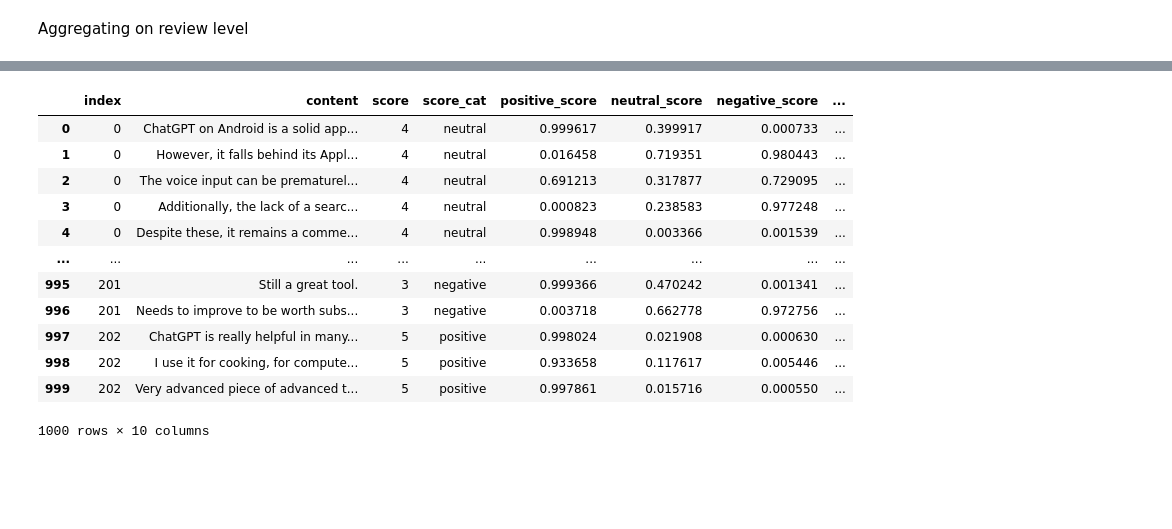
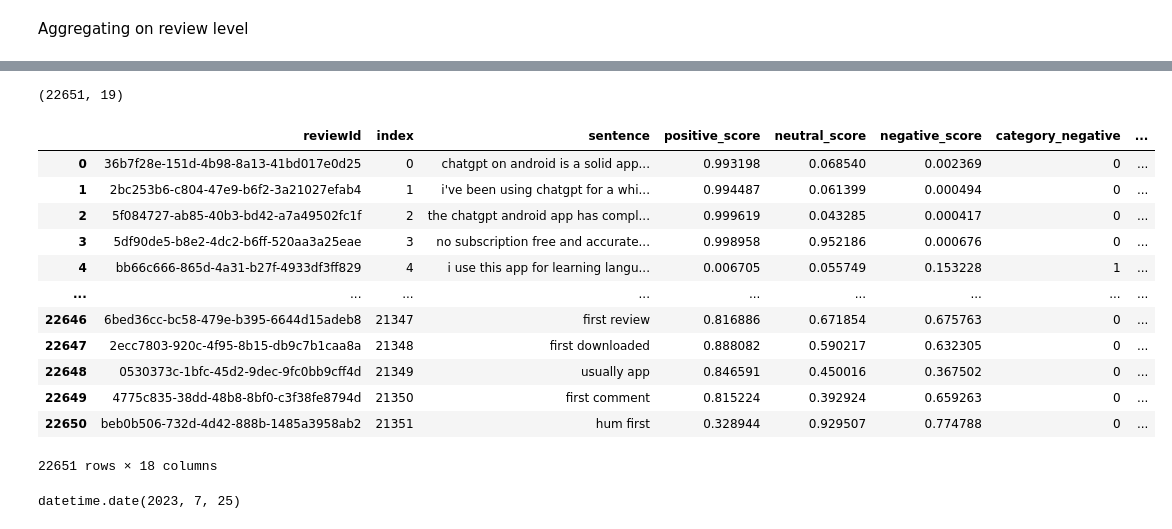
Before and after one commit to dschjanice/capstone_chat-gpt, a Jupyter notebook: notebooks/3_sentiment-zero-shot.ipynb, the cells around one changed output, grey strips where cells are left out. Cells and saved outputs as stored; diff of their text form; code cells hidden in the pictures; blank space fills up the shorter version.

```diff
--- a/notebooks/3_sentiment-zero-shot.ipynb
+++ b/notebooks/3_sentiment-zero-shot.ipynb
@@ -151,17 +305,2 @@ Aggregating on review level
 # %%
-dataset = pd.get_dummies(dataset, columns=["category"], dtype=int)
-dataset
+# df_long_zero = pd.get_dummies(df_long_zero, columns=["category"], dtype=int)
-# %% [output]
-|  | index | content | score | score_cat | positive_score | neutral_score | negative_score | ... |
-| 0 | 0 | ChatGPT on Android is a solid app... | 4 | neutral | 0.999617 | 0.399917 | 0.000733 | ... |
-| 1 | 0 | However, it falls behind its Appl... | 4 | neutral | 0.016458 | 0.719351 | 0.980443 | ... |
-| 2 | 0 | The voice input can be prematurel... | 4 | neutral | 0.691213 | 0.317877 | 0.729095 | ... |
-| 3 | 0 | Additionally, the lack of a searc... | 4 | neutral | 0.000823 | 0.238583 | 0.977248 | ... |
-| 4 | 0 | Despite these, it remains a comme... | 4 | neutral | 0.998948 | 0.003366 | 0.001539 | ... |
-| ... | ... | ... | ... | ... | ... | ... | ... | ... |
-| 995 | 201 | Still a great tool. | 3 | negative | 0.999366 | 0.470242 | 0.001341 | ... |
-| 996 | 201 | Needs to improve to be worth subs... | 3 | negative | 0.003718 | 0.662778 | 0.972756 | ... |
-| 997 | 202 | ChatGPT is really helpful in many... | 5 | positive | 0.998024 | 0.021908 | 0.000630 | ... |
-| 998 | 202 | I use it for cooking, for compute... | 5 | positive | 0.933658 | 0.117617 | 0.005446 | ... |
-| 999 | 202 | Very advanced piece of advanced t... | 5 | positive | 0.997861 | 0.015716 | 0.000550 | ... |
-1000 rows × 10 columns
@@ -172,0 +326,20 @@ df_weekday_price = df_sales_details_raw.groupby('sale_date_wd')['price'].agg(['m
+# %%
+df_long_pipe.shape
+# %% [output]
+(22651, 19)
+# %%
+df_long_pipe.rename(columns={"content": "sentence"}).drop(['Unnamed: 0'], axis='columns')
+# %% [output]
+|  | reviewId | index | sentence | positive_score | neutral_score | negative_score | category_negative | ... |
+| 0 | 36b7f28e-151d-4b98-8a13-41bd017e0d25 | 0 | chatgpt on android is a solid app... | 0.993198 | 0.068540 | 0.002369 | 0 | ... |
+| 1 | 2bc253b6-c804-47e9-b6f2-3a21027efab4 | 1 | i've been using chatgpt for a whi... | 0.994487 | 0.061399 | 0.000494 | 0 | ... |
+| 2 | 5f084727-ab85-40b3-bd42-a7a49502fc1f | 2 | the chatgpt android app has compl... | 0.999619 | 0.043285 | 0.000417 | 0 | ... |
+| 3 | 5df90de5-b8e2-4dc2-b6ff-520aa3a25eae | 3 | no subscription free and accurate... | 0.998958 | 0.952186 | 0.000676 | 0 | ... |
+| 4 | bb66c666-865d-4a31-b27f-4933df3ff829 | 4 | i use this app for learning langu... | 0.006705 | 0.055749 | 0.153228 | 1 | ... |
+| ... | ... | ... | ... | ... | ... | ... | ... | ... |
+| 22646 | 6bed36cc-bc58-479e-b395-6644d15adeb8 | 21347 | first review | 0.816886 | 0.671854 | 0.675763 | 0 | ... |
+| 22647 | 2ecc7803-920c-4f95-8b15-db9c7b1caa8a | 21348 | first downloaded | 0.888082 | 0.590217 | 0.632305 | 0 | ... |
+| 22648 | 0530373c-1bfc-45d2-9dec-9fc0bb9cff4d | 21349 | usually app | 0.846591 | 0.450016 | 0.367502 | 0 | ... |
+| 22649 | 4775c835-38dd-48b8-8bf0-c3f38fe8794d | 21350 | first comment | 0.815224 | 0.392924 | 0.659263 | 0 | ... |
+| 22650 | beb0b506-732d-4d42-888b-1485a3958ab2 | 21351 | hum first | 0.328944 | 0.929507 | 0.774788 | 0 | ... |
+22651 rows × 18 columns
@@ -172,0 +354,4 @@ df_weekday_price = df_sales_details_raw.groupby('sale_date_wd')['price'].agg(['m
+# %%
+pd.to_datetime(df_long_plus['at']).dt.date.min()
+# %% [output]
+datetime.date(2023, 7, 25)
```
Also changed, not shown: parts of 42 cells of this notebook, 6 other files.
